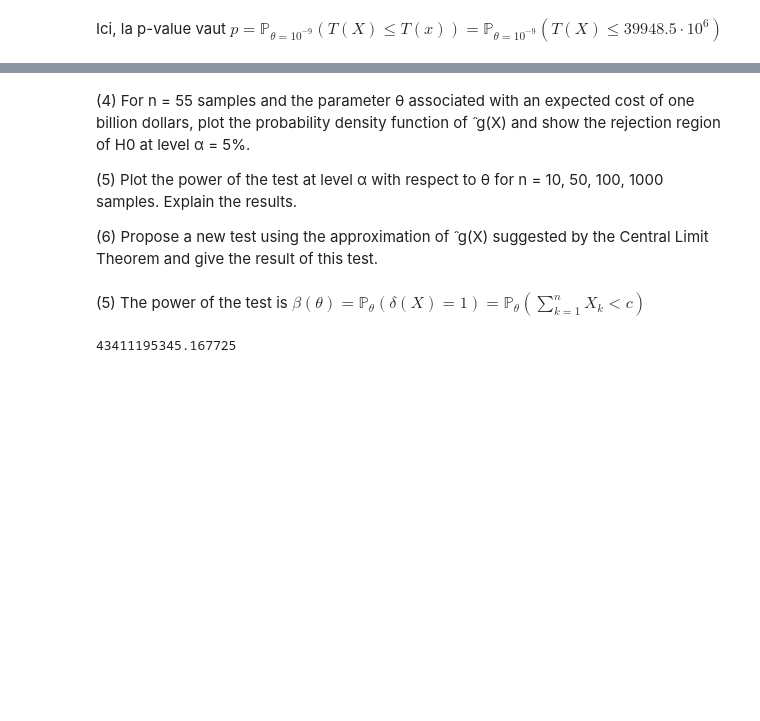
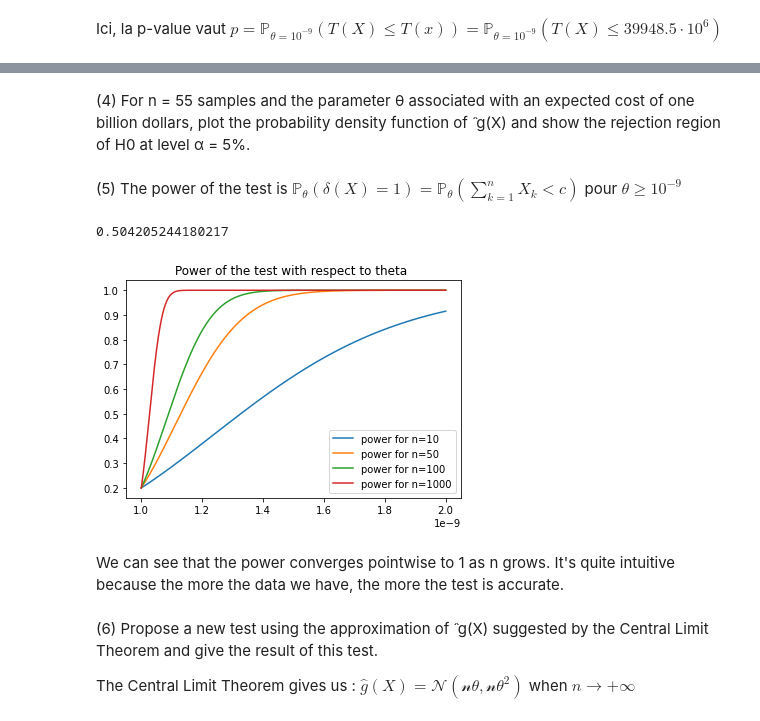
Before and after one commit to simonqueric/MDI220_project, a Jupyter notebook: project_simon_queric.ipynb, the cells around one changed output, grey strips where cells are left out. Saved outputs shown, nothing was run; the diff lists cells and outputs as text; code cells hidden in the pictures; blank space fills up the shorter version.

```diff
--- a/project_simon_queric.ipynb
+++ b/project_simon_queric.ipynb
@@ -202,15 +194,45 @@ plt.show()
 (4) For n = 55 samples and the parameter θ associated with an expected cost of one billion
 dollars, plot the probability density function of ̂ g(X) and show the rejection region of
 H0 at level α = 5%.
-
-(5) Plot the power of the test at level α with respect to θ for n = 10, 50, 100, 1000 samples.
-Explain the results.
-
-(6) Propose a new test using the approximation of ̂ g(X) suggested by the Central Limit
-Theorem and give the result of this test.
 # %% [markdown]
-(5) The power of the test is $\beta(\theta) = \mathbb{P}_{\theta}(\delta(X) = 1) = \mathbb{P}_{\theta}\left(\sum_{k=1}^n{X_k} < c\right)$
+(5) The power of the test is $\mathbb{P}_{\theta}(\delta(X) = 1) = \mathbb{P}_{\theta}\left(\sum_{k=1}^n{X_k} < c\right)$ pour $\theta \geqslant 10^{-9}$
-# %%
-c
-# %% [output]
-43411195345.167725
+# %%
+y = stats.gamma(a=n, scale=10**9)
+c = 1e8
+theta = 1e-5
+x = stats.gamma(a=n, scale=1/theta)
+power = x.cdf(c)
+power
+# %% [output]
+0.504205244180217
+# %%
+def power(n, alpha):
+    '''display the power of the test in function of theta'''
+    y = stats.gamma(a=n, scale=10**9)
+    c = y.ppf(alpha)
+    theta = np.linspace(1e-9, 2*1e-9, 1000)
+    x = stats.gamma(a=n, scale=1/theta)
+    power = x.cdf(c)
+    plt.plot(theta, power)
+# %%
+n=10
+alpha = 0.2
+power(n, alpha)
+n=50
+power(n, alpha)
+n=100
+power(n, alpha)
+n=1000
+power(n, alpha)
+plt.legend(['power for n=10', 'power for n=50', 'power for n=100', 'power for n=1000'])
+plt.title('Power of the test with respect to theta ')
+plt.show()
+# %% [output]
+[figure, added]
+# %% [markdown]
+We can see that the power converges pointwise to 1 as n grows. It's quite intuitive because the more the data we have, the more the test is accurate.
+# %% [markdown]
+(6) Propose a new test using the approximation of ̂ g(X) suggested by the Central Limit
+Theorem and give the result of this test.
+
+The Central Limit Theorem gives us : $\widehat{g}(X) = \mathcal{N(n\theta, n\theta^2)}$ when $n\rightarrow +\infty$
```
Also changed, not shown: parts of 9 cells of this notebook.
